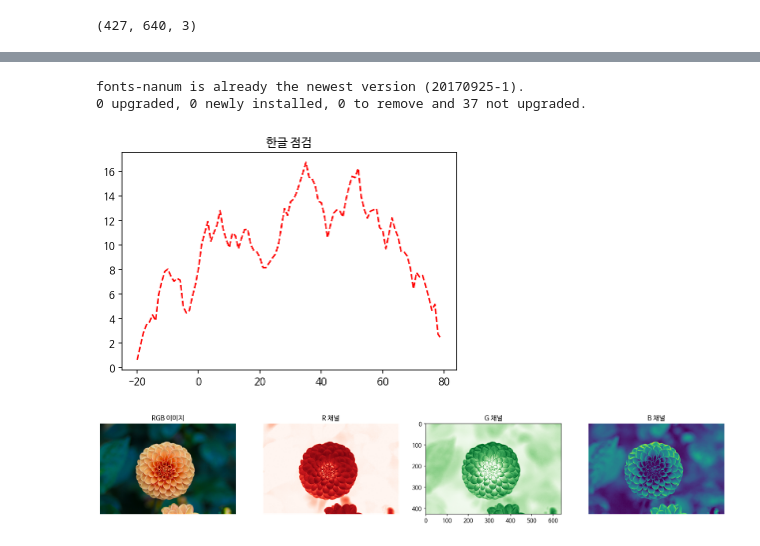
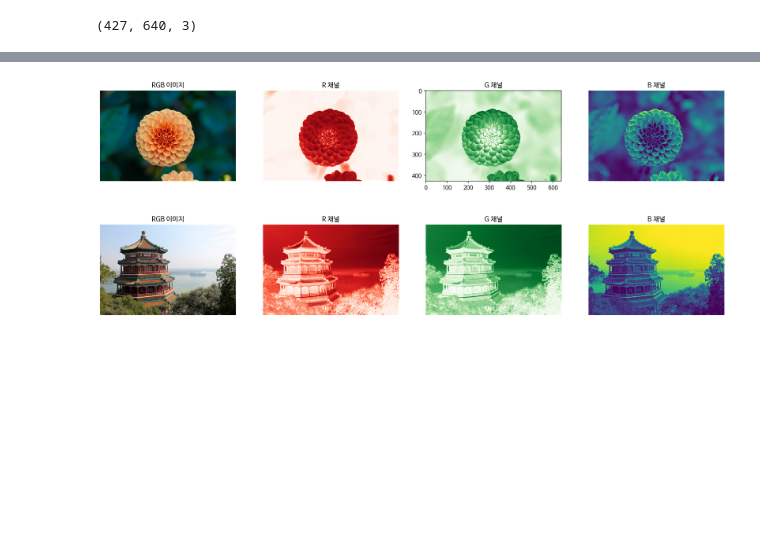
Before and after one commit to ai7dnn/2021-AI-for-everyone, a Jupyter notebook: code/00_이미지_그리기.ipynb, the cells around one changed output, grey strips where cells are left out. Saved outputs shown, nothing was run; the diff lists cells and outputs as text; code cells hidden in the pictures; blank space fills up the shorter version.

```diff
--- a/code/00_이미지_그리기.ipynb
+++ b/code/00_이미지_그리기.ipynb
@@ -25,33 +65,3 @@ array([[ 2, 19, 13],
-# %%
-# APT(Advanced Packaging Tool)로 폰트 설치 실행
-!apt -qq -y install fonts-nanum
-
-import matplotlib as mpl
-# 폰트 매니저의 메서드로 다시 폰트를 구성
-# 폰트 구성 후 '다시 실행'해야 재설정된 폰트가 반영
-mpl.font_manager._rebuild()
-# %% [output]
-fonts-nanum is already the newest version (20170925-1).
-0 upgraded, 0 newly installed, 0 to remove and 37 not upgraded.
-# %%
-# 한글 폰트를 선명하도록 하는 파워명령어
-%config InlineBackend.figure_format = 'retina'
-
-import matplotlib as mpl
-import matplotlib.pyplot as plt
-
-# 한글 폰트 지원
-plt.rc('font', family='NanumBarunGothic')
-# 음수 부호 지원
-mpl.rcParams['axes.unicode_minus'] = False
-
-import numpy as np
-import matplotlib.pyplot as plt
-
-plt.plot(range(-20, 80), np.random.randn(100).cumsum(), 'r--')
-plt.title('한글 점검');
-# %% [output]
-[figure, removed]
 # %%
 plt.figure(figsize=(20, 10))
 
@@ -81,3 +91,31 @@ plt.title("B 채널")
 plt.show()
 # %% [output]
 [figure]
+# %%
+img_rgb = dataset.images[0]
+plt.figure(figsize=(20, 10))
+
+plt.subplot(141)
+plt.imshow(img_rgb[:, :, :])
+plt.axis("off")
+plt.title("RGB 이미지")
+
+plt.subplot(142)
+plt.imshow(img_rgb[:, :, 0], cmap=plt.cm.Reds)
+plt.axis("off")
+plt.title("R 채널")
+
+plt.subplot(143)
+plt.imshow(img_rgb[:, :, 1], cmap=plt.cm.Greens)
+plt.axis("off")
+plt.title("G 채널")
+
+plt.subplot(144)
+plt.imshow(img_rgb[:, :, 2], cmap=plt.cm.Blues)
+plt.imshow(img_rgb[:, :, 2])
+plt.axis("off")
+plt.title("B 채널")
+
+plt.show()
+# %% [output]
+[figure, added]
```
Also changed, not shown: parts of 3 cells of this notebook.
